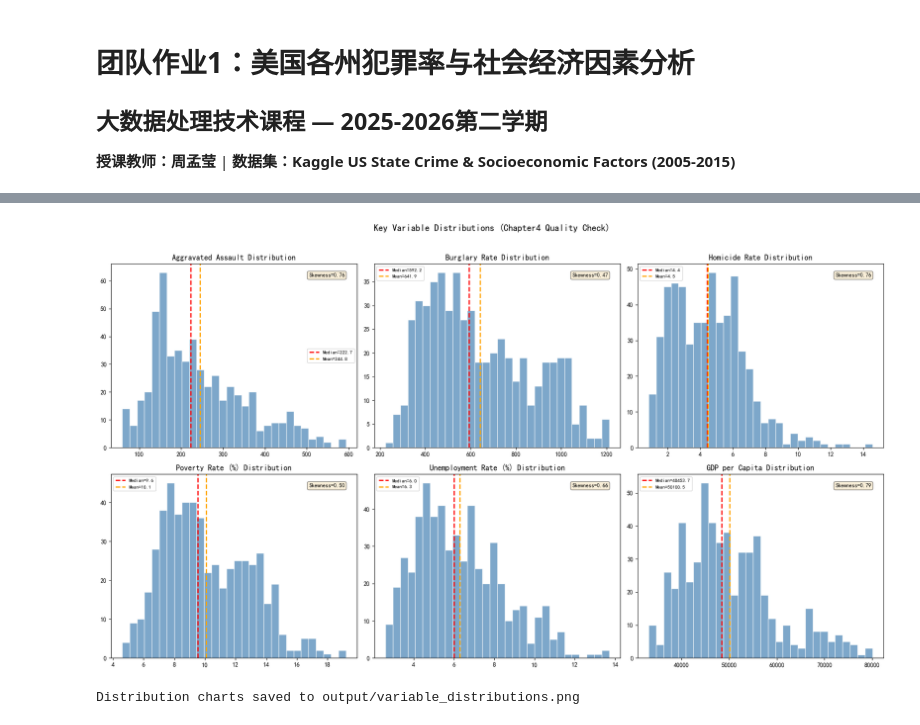
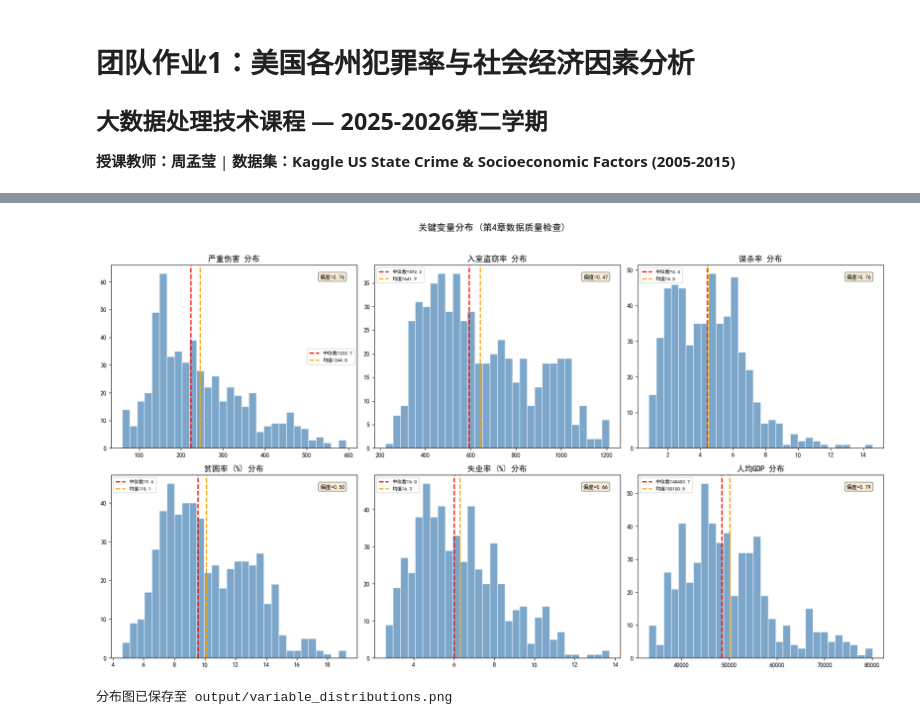
Before and after one commit to Felix-heinado/BGG-BoardGameGeek-TidyTuesday-2019-, a Jupyter notebook: Desktop/新建文件夹 (2)/team_project/team_assignment1.ipynb, the cells around one changed output, grey strips where cells are left out. Cells and saved outputs as stored; diff of their text form; code cells hidden in the pictures.

```diff
--- a/Desktop/新建文件夹 (2)/team_project/team_assignment1.ipynb
+++ b/Desktop/新建文件夹 (2)/team_project/team_assignment1.ipynb
@@ -295,6 +295,6 @@ Dual-axis chart saved to output/violent_vs_property.png
 # %%
-# === EDA 3: State Crime Comparison ===
-# Corresponding to "Spatial Data" (Chapter3 pp.22-24, Chapter6)
+# === EDA 3：各州犯罪率对比 ===
+# 对应"空间数据" (第3章第22-24页，第6章)
 
 main_crime = 'Crime Rate_aggravated_assault'
 state_avg = df.groupby('State')[rate_cols].mean()
@@ -305,16 +305,16 @@ colors = ['#d73027' if x > state_avg[main_crime].quantile(0.75) else
           '#fee090' if x > state_avg[main_crime].median() else '#4575b4'
           for x in state_sorted.values]
 ax.barh(state_sorted.index, state_sorted.values, color=colors)
-ax.set_xlabel('Aggravated Assault Rate (per 100k)', fontsize=12)
-ax.set_title(f'State Average {main_crime} (2005-2015) - Red=High, Blue=Low', fontsize=15, fontweight='bold')
+ax.set_xlabel('严重伤害犯罪率 (每10万人)', fontsize=12)
+ax.set_title('各州平均严重伤害犯罪率 (2005-2015) - 红色=高, 蓝色=低', fontsize=15, fontweight='bold')
 ax.axvline(x=state_avg[main_crime].mean(), color='black', linewidth=1.5,
-           linestyle='--', label=f'National Mean={state_avg[main_crime].mean():.0f}')
+           linestyle='--', label=f'全国均值={state_avg[main_crime].mean():.0f}')
 ax.legend(fontsize=10)
 plt.tight_layout()
 plt.savefig('output/state_crime_comparison.png', dpi=150, bbox_inches='tight')
 plt.show()
-print("State comparison chart saved to output/state_crime_comparison.png")
+print("各州对比图已保存至 output/state_crime_comparison.png")
 
-print(f"\nTop-5 high crime states: {list(state_sorted.tail(5).index)}")
-print(f"Top-5 low crime states: {list(state_sorted.head(5).index)}")
+print(f"\n犯罪率最高的5个州: {list(state_sorted.tail(5).index)}")
+print(f"犯罪率最低的5个州: {list(state_sorted.head(5).index)}")
 # %% [output]
@@ -326,31 +326,31 @@ Top-5 low crime states: ['Maine', 'Vermont', 'New Hampshire', 'Kentucky', 'Virgi
 # %%
-# === EDA 4: Key Variable Distributions ===
-# Histogram + boxplot to assess skewness and outliers
+# === EDA 4：关键变量分布 ===
+# 直方图+箱线图评估偏度和异常值
 
 dist_cols = rate_cols[:3] + ['Poverty rate', 'Unemployment rate', 'GDP per capita']
-dist_labels = ['Aggravated Assault', 'Burglary Rate', 'Homicide Rate',
-               'Poverty Rate (%)', 'Unemployment Rate (%)', 'GDP per Capita']
+dist_labels = ['严重伤害', '入室盗窃率', '谋杀率',
+               '贫困率 (%)', '失业率 (%)', '人均GDP']
 
 fig, axes = plt.subplots(2, 3, figsize=(18, 10))
 axes = axes.flatten()
 
 for i, (col, label) in enumerate(zip(dist_cols, dist_labels)):
     ax = axes[i]
     data = df[col].dropna()
     ax.hist(data, bins=30, edgecolor='white', alpha=0.7, color='steelblue')
-    ax.axvline(data.median(), color='red', linestyle='--', linewidth=2, label=f'Median={data.median():.1f}')
-    ax.axvline(data.mean(), color='orange', linestyle='--', linewidth=2, label=f'Mean={data.mean():.1f}')
-    ax.set_title(f'{label} Distribution', fontsize=13, fontweight='bold')
+    ax.axvline(data.median(), color='red', linestyle='--', linewidth=2, label=f'中位数={data.median():.1f}')
+    ax.axvline(data.mean(), color='orange', linestyle='--', linewidth=2, label=f'均值={data.mean():.1f}')
+    ax.set_title(f'{label} 分布', fontsize=13, fontweight='bold')
     ax.legend(fontsize=8)
-    ax.text(0.95, 0.95, f'Skewness={data.skew():.2f}', transform=ax.transAxes,
+    ax.text(0.95, 0.95, f'偏度={data.skew():.2f}', transform=ax.transAxes,
             ha='right', va='top', fontsize=9, bbox=dict(boxstyle='round', facecolor='wheat', alpha=0.5))
 
-plt.suptitle('Key Variable Distributions (Chapter4 Quality Check)', fontsize=15, y=1.02)
+plt.suptitle('关键变量分布 (第4章数据质量检查)', fontsize=15, y=1.02)
 plt.tight_layout()
 plt.savefig('output/variable_distributions.png', dpi=150, bbox_inches='tight')
 plt.show()
-print("Distribution charts saved to output/variable_distributions.png")
+print("分布图已保存至 output/variable_distributions.png")
 # %% [output]
-[figure, old version]
+[figure, new version]
-Distribution charts saved to output/variable_distributions.png
+分布图已保存至 output/variable_distributions.png
 # %%
```
Also changed, not shown: parts of 22 cells of this notebook, 32 other files.
